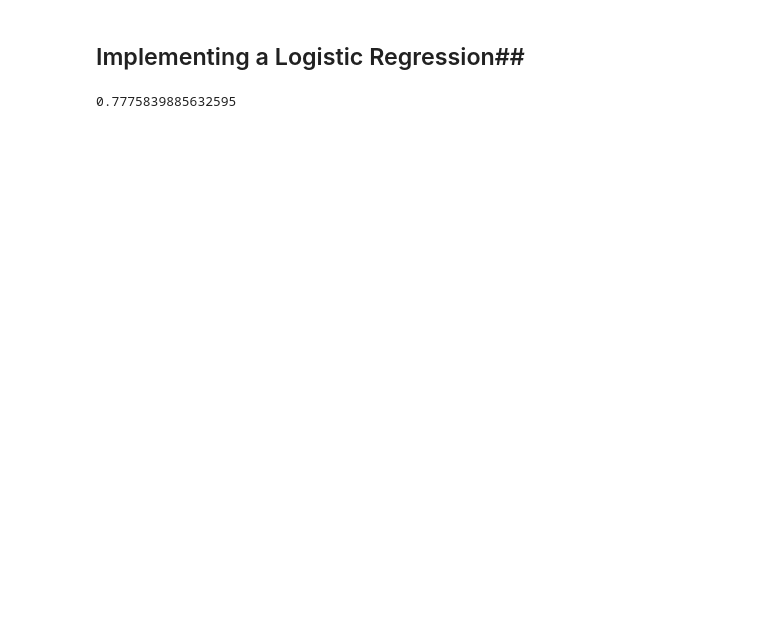
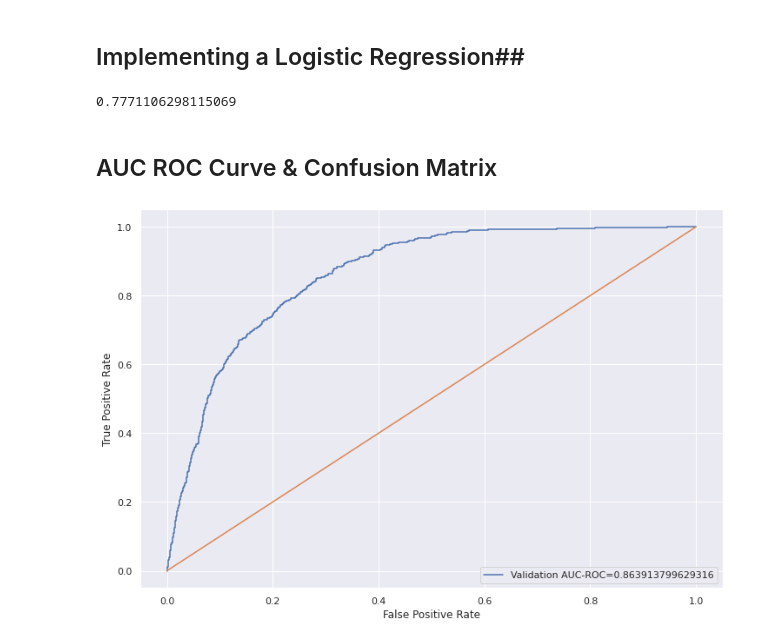
Before and after one commit to MoliseMG/Tutorials, a Jupyter notebook: solution2.ipynb, the cells around one changed output. Cells and saved outputs as stored; diff of their text form; code cells hidden in the pictures; blank space fills up the shorter version.

```diff
--- a/solution2.ipynb
+++ b/solution2.ipynb
@@ -243,12 +245,34 @@ scaled_test = scaler.fit_transform(test_X)
+# %%
+from sklearn.model_selection import KFold, StratifiedKFold, train_test_split
+
+xtrain, xval, ytrain, yval = train_test_split(scaled_train,y_resampled,test_size=1/3, random_state=11, stratify = y_resampled)
 # %% [markdown]
 ## Implementing a Logistic Regression##
 # %%
 from sklearn.linear_model import LogisticRegression
 
 lr = LogisticRegression()
-lr.fit(scaled_train,y_resampled)
-lr.score(scaled_train,y_resampled)
+lr.fit(xtrain,ytrain)
+lr.score(xtrain,ytrain)
 # %% [output]
-0.7775839885632595
+0.7771106298115069
 # %%
 sub_df = pd.read_csv('https://raw.githubusercontent.com/MoliseMG/AV-datasets/master/sample_submission_edb3Rsw.csv?token=AJNTKLMV36TBYMF352BJBBC6ZORAG')
+# %%
+predictions = lr.predict_proba(xval)[:,1]
+# %% [markdown]
+## AUC ROC Curve & Confusion Matrix
+# %%
+from sklearn.metrics import roc_curve,roc_auc_score,confusion_matrix
+fpr, tpr, _ = roc_curve(yval,predictions)
+auc = roc_auc_score(yval,predictions)
+plt.figure(figsize=(12,8))
+plt.plot(fpr,tpr,label="Validation AUC-ROC="+str(auc))
+x = np.linspace(0, 1, 1000)
+plt.plot(x, x, linestyle='-')
+plt.xlabel('False Positive Rate')
+plt.ylabel('True Positive Rate')
+plt.legend(loc=4)
+plt.show()
+# %% [output]
+[figure, added]
```
Also changed, not shown: parts of 15 cells of this notebook.
